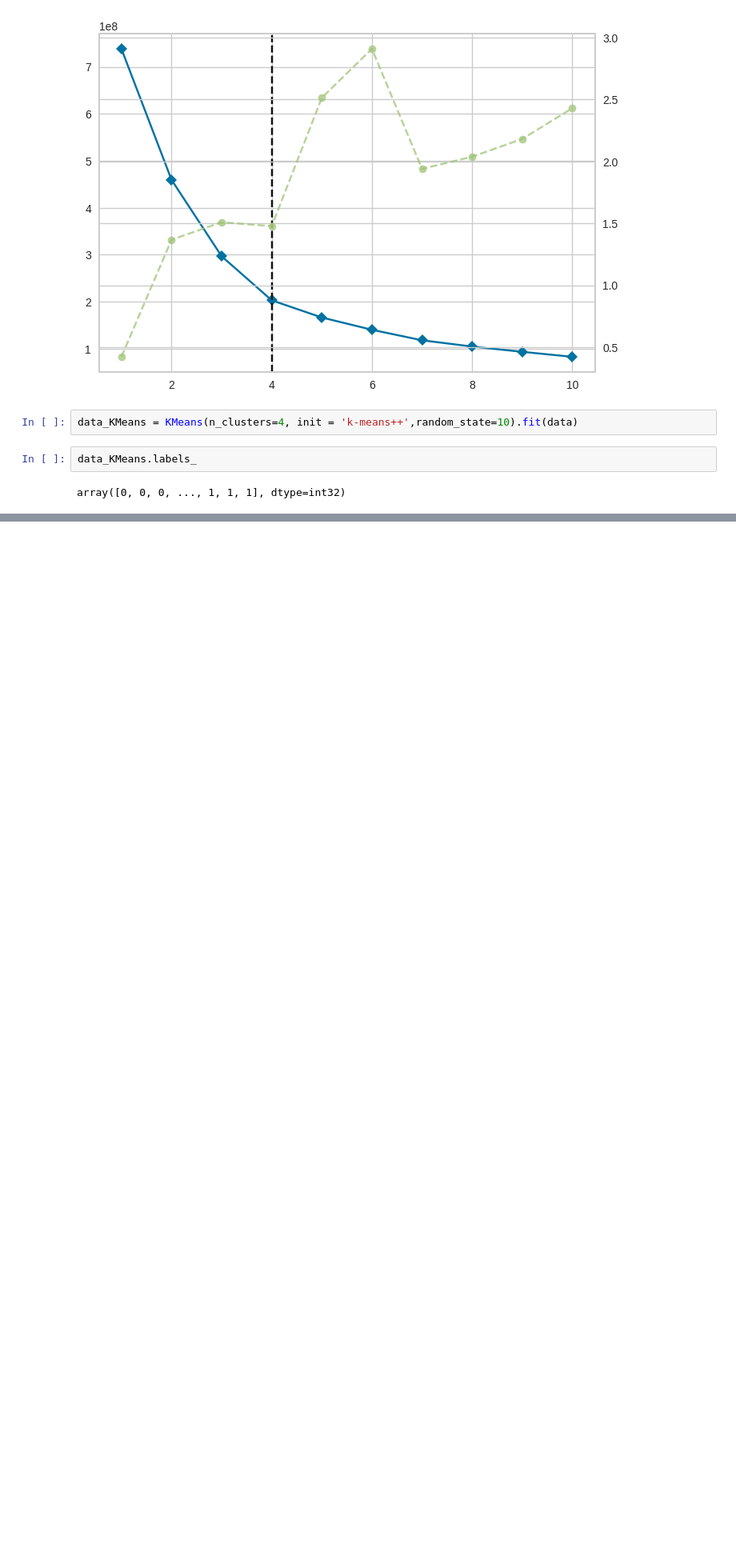
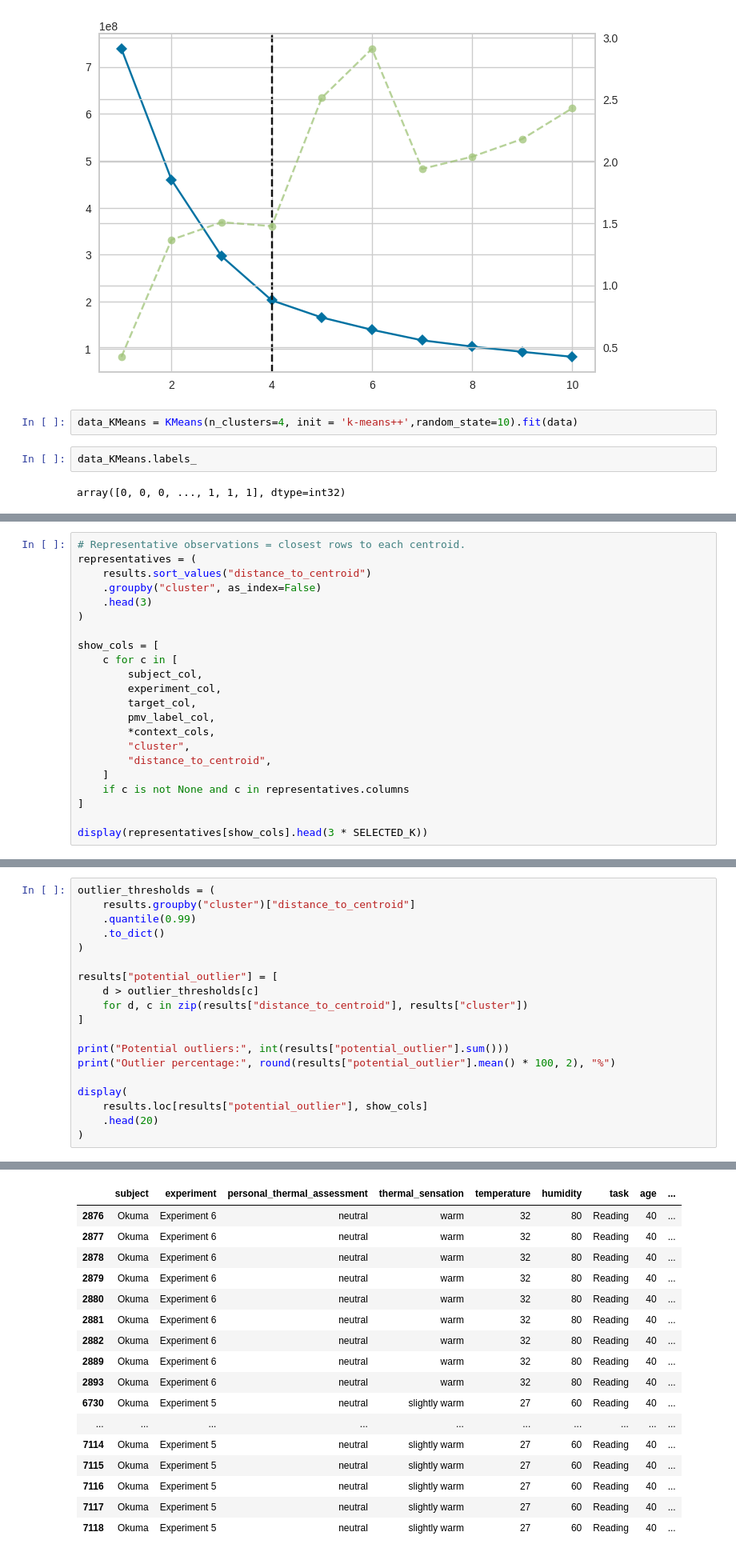
Before and after one commit to Jorgoluka100/uni_projects, a Jupyter notebook: Heat_Stress_Thermal_Clustering_Analysis.ipynb, the cells around one changed output, grey strips where cells are left out. Shown at 80% size. Drawn from its saved outputs; the diff is of its cells as text; blank space fills up the shorter version.

Commit message:
Complete Project 28 thermal clustering analysis

```diff
--- a/Heat_Stress_Thermal_Clustering_Analysis.ipynb
+++ b/Heat_Stress_Thermal_Clustering_Analysis.ipynb
@@ -145,0 +1038,22 @@ array([0, 0, 0, ..., 1, 1, 1], dtype=int32)
+# %%
+# Representative observations = closest rows to each centroid.
+representatives = (
+    results.sort_values("distance_to_centroid")
+    .groupby("cluster", as_index=False)
+    .head(3)
+)
+
+show_cols = [
+    c for c in [
+        subject_col,
+        experiment_col,
+        target_col,
+        pmv_label_col,
+        *context_cols,
+        "cluster",
+        "distance_to_centroid",
+    ]
+    if c is not None and c in representatives.columns
+]
+
+display(representatives[show_cols].head(3 * SELECTED_K))
@@ -145,0 +1072,20 @@ array([0, 0, 0, ..., 1, 1, 1], dtype=int32)
+# %%
+outlier_thresholds = (
+    results.groupby("cluster")["distance_to_centroid"]
+    .quantile(0.99)
+    .to_dict()
+)
+
+results["potential_outlier"] = [
+    d > outlier_thresholds[c]
+    for d, c in zip(results["distance_to_centroid"], results["cluster"])
+]
+
+print("Potential outliers:", int(results["potential_outlier"].sum()))
+print("Outlier percentage:", round(results["potential_outlier"].mean() * 100, 2), "%")
+
+display(
+    results.loc[results["potential_outlier"], show_cols]
+    .head(20)
+)
+# %% [output]
@@ -145,0 +1094,17 @@ array([0, 0, 0, ..., 1, 1, 1], dtype=int32)
+|  | subject | experiment | personal_thermal_assessment | thermal_sensation | temperature | humidity | task | age | ... |
+| 2876 | Okuma | Experiment 6 | neutral | warm | 32 | 80 | Reading | 40 | ... |
+| 2877 | Okuma | Experiment 6 | neutral | warm | 32 | 80 | Reading | 40 | ... |
+| 2878 | Okuma | Experiment 6 | neutral | warm | 32 | 80 | Reading | 40 | ... |
+| 2879 | Okuma | Experiment 6 | neutral | warm | 32 | 80 | Reading | 40 | ... |
+| 2880 | Okuma | Experiment 6 | neutral | warm | 32 | 80 | Reading | 40 | ... |
+| 2881 | Okuma | Experiment 6 | neutral | warm | 32 | 80 | Reading | 40 | ... |
+| 2882 | Okuma | Experiment 6 | neutral | warm | 32 | 80 | Reading | 40 | ... |
+| 2889 | Okuma | Experiment 6 | neutral | warm | 32 | 80 | Reading | 40 | ... |
+| 2893 | Okuma | Experiment 6 | neutral | warm | 32 | 80 | Reading | 40 | ... |
+| 6730 | Okuma | Experiment 5 | neutral | slightly warm | 27 | 60 | Reading | 40 | ... |
+| ... | ... | ... | ... | ... | ... | ... | ... | ... | ... |
+| 7114 | Okuma | Experiment 5 | neutral | slightly warm | 27 | 60 | Reading | 40 | ... |
+| 7115 | Okuma | Experiment 5 | neutral | slightly warm | 27 | 60 | Reading | 40 | ... |
+| 7116 | Okuma | Experiment 5 | neutral | slightly warm | 27 | 60 | Reading | 40 | ... |
+| 7117 | Okuma | Experiment 5 | neutral | slightly warm | 27 | 60 | Reading | 40 | ... |
+| 7118 | Okuma | Experiment 5 | neutral | slightly warm | 27 | 60 | Reading | 40 | ... |
```
Also changed, not shown: parts of 64 cells of this notebook.
